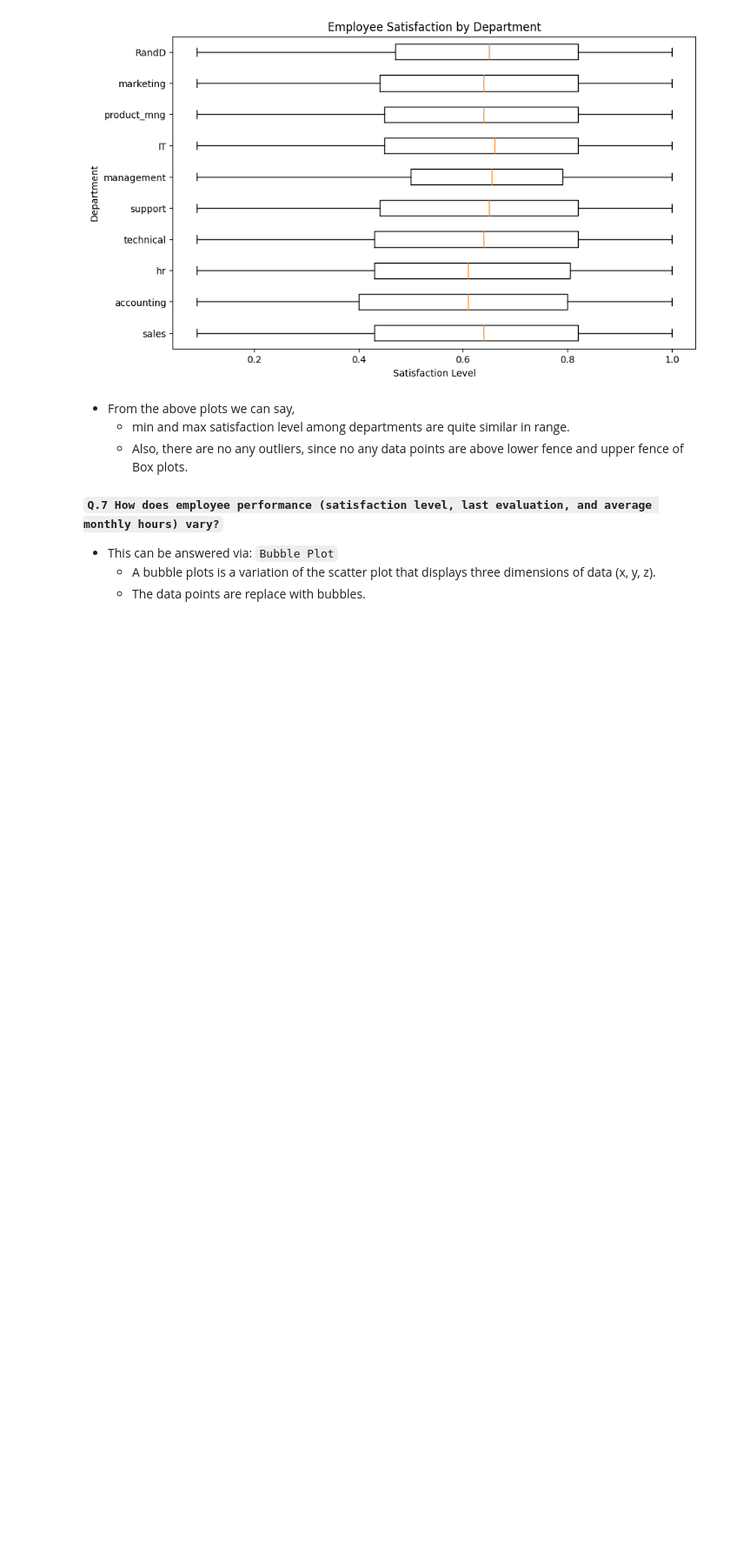
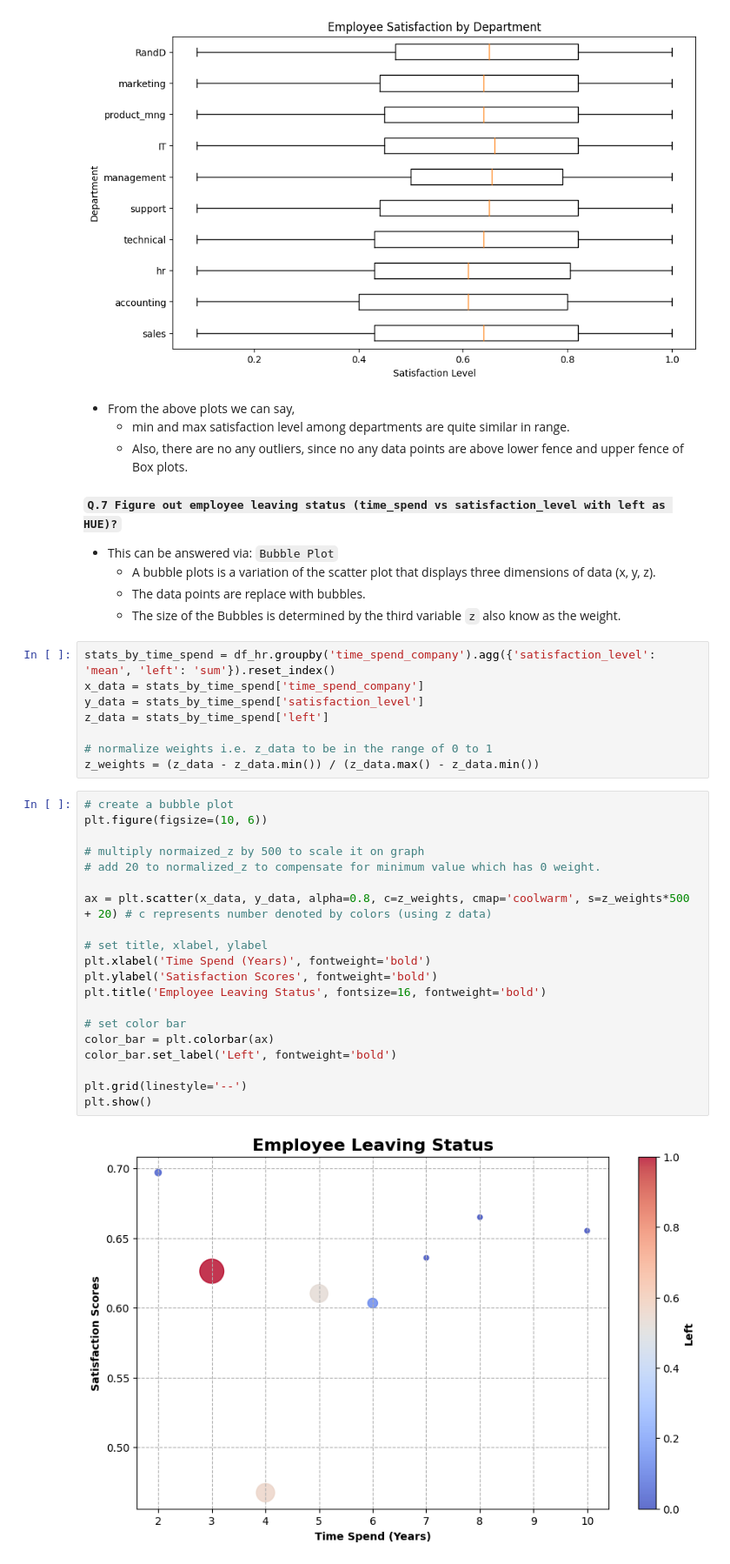
Before and after one commit to thapaliya123/Data-Science-Journey, a Jupyter notebook: DS/05-Matplotlib/visualization.ipynb, the cells around one changed output. Shown at 87% size. Cells and saved outputs as stored; diff of their text form; blank space fills up the shorter version.

```diff
--- a/DS/05-Matplotlib/visualization.ipynb
+++ b/DS/05-Matplotlib/visualization.ipynb
@@ -364,7 +364,38 @@ plt.show()
     - min and max satisfaction level among departments are quite similar in range.
     - Also, there are no any outliers, since no any data points are above lower fence and upper fence of Box plots.
 # %% [markdown]
-**`Q.7 How does employee performance (satisfaction level, last evaluation, and average monthly hours) vary?`**
+**`Q.7 Figure out employee leaving status (time_spend vs satisfaction_level with left as HUE)?`**
 - This can be answered via: `Bubble Plot`
     - A bubble plots is a variation of the scatter plot that displays three dimensions of data (x, y, z).
     - The data points are replace with bubbles.
+    - The size of the Bubbles is determined by the third variable `z` also know as the weight.
+# %%
+stats_by_time_spend = df_hr.groupby('time_spend_company').agg({'satisfaction_level': 'mean', 'left': 'sum'}).reset_index()
+x_data = stats_by_time_spend['time_spend_company']
+y_data = stats_by_time_spend['satisfaction_level']
+z_data = stats_by_time_spend['left']
+
+# normalize weights i.e. z_data to be in the range of 0 to 1
+z_weights = (z_data - z_data.min()) / (z_data.max() - z_data.min())
+# %%
+# create a bubble plot
+plt.figure(figsize=(10, 6))
+
+# multiply normaized_z by 500 to scale it on graph
+# add 20 to normalized_z to compensate for minimum value which has 0 weight.
+
+ax = plt.scatter(x_data, y_data, alpha=0.8, c=z_weights, cmap='coolwarm', s=z_weights*500 + 20) # c represents number denoted by colors (using z data)
+
+# set title, xlabel, ylabel
+plt.xlabel('Time Spend (Years)', fontweight='bold')
+plt.ylabel('Satisfaction Scores', fontweight='bold')
+plt.title('Employee Leaving Status', fontsize=16, fontweight='bold')
+
+# set color bar
+color_bar = plt.colorbar(ax)
+color_bar.set_label('Left', fontweight='bold')
+
+plt.grid(linestyle='--')
+plt.show()
+# %% [output]
+[figure, added]
```
Also changed, not shown: parts of 7 cells of this notebook.
